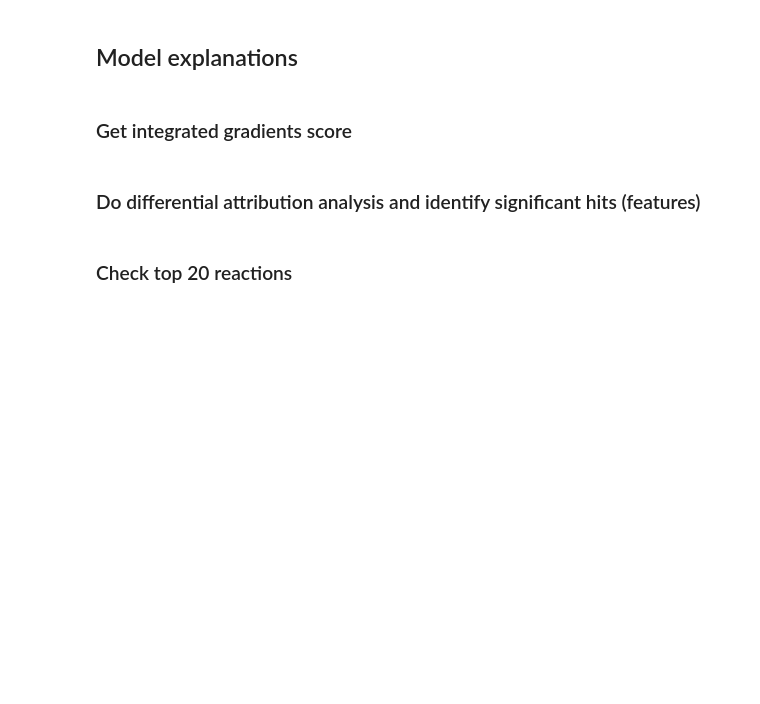
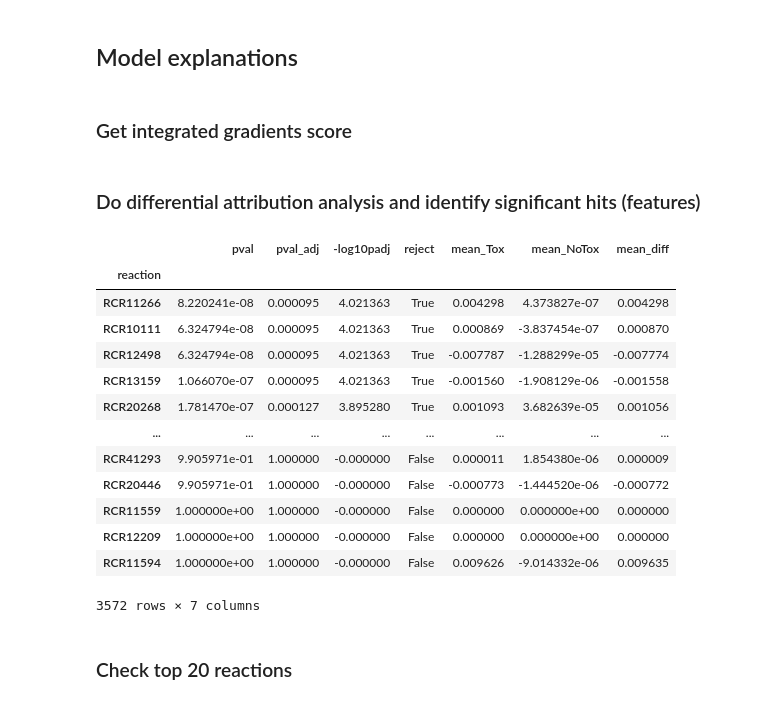
Before and after one commit to rohitkt10/cardioverse-minimal, a Jupyter notebook: notebooks/01_single_modality_reactions.ipynb, the cells around one changed output. Drawn from its saved outputs; the diff is of its cells as text; code cells hidden in the pictures; blank space fills up the shorter version.

```diff
--- a/notebooks/01_single_modality_reactions.ipynb
+++ b/notebooks/01_single_modality_reactions.ipynb
@@ -206,24 +207,41 @@ ig_notox = igdf.loc[correct_notox_samids]
 # %%
 # multiple hyopthesis testing for identifying important reactions
 pvals = []
 for reaction in ig_tox.columns:
     stat, p = mannwhitneyu(ig_tox[reaction], ig_notox[reaction], alternative='two-sided')
     pvals.append(p)
 reject, pvals_adj, _, _ = multipletests(pvals, method='fdr_bh')
 
 # Compile results
 infr_df = pd.DataFrame(
                         {
                         'reaction': ig_notox.columns,
                         'pval': pvals,
                         'pval_adj': pvals_adj,
                         '-log10padj':-np.log10(pvals_adj),
                         'reject': reject,
                         'mean_Tox': ig_tox.mean(),
                         'mean_NoTox': ig_notox.mean(),
                         'mean_diff': ig_tox.mean() - ig_notox.mean(),
                         }
-                    ).set_index('reactionreactions_meta_df = pd.read_csv("../data/metadata/reactions_metadata.csv")').sort_values('pval_adj')
+                    ).set_index('reaction').sort_values('pval_adj')
+#reactions_meta_df = pd.read_csv("../data/metadata/reactions_metadata.csv")
+infr_df
+# %% [output]
+|  | pval | pval_adj | -log10padj | reject | mean_Tox | mean_NoTox | mean_diff |
+| reaction |  |  |  |  |  |  |  |
+| RCR11266 | 8.220241e-08 | 0.000095 | 4.021363 | True | 0.004298 | 4.373827e-07 | 0.004298 |
+| RCR10111 | 6.324794e-08 | 0.000095 | 4.021363 | True | 0.000869 | -3.837454e-07 | 0.000870 |
+| RCR12498 | 6.324794e-08 | 0.000095 | 4.021363 | True | -0.007787 | -1.288299e-05 | -0.007774 |
+| RCR13159 | 1.066070e-07 | 0.000095 | 4.021363 | True | -0.001560 | -1.908129e-06 | -0.001558 |
+| RCR20268 | 1.781470e-07 | 0.000127 | 3.895280 | True | 0.001093 | 3.682639e-05 | 0.001056 |
+| ... | ... | ... | ... | ... | ... | ... | ... |
+| RCR41293 | 9.905971e-01 | 1.000000 | -0.000000 | False | 0.000011 | 1.854380e-06 | 0.000009 |
+| RCR20446 | 9.905971e-01 | 1.000000 | -0.000000 | False | -0.000773 | -1.444520e-06 | -0.000772 |
+| RCR11559 | 1.000000e+00 | 1.000000 | -0.000000 | False | 0.000000 | 0.000000e+00 | 0.000000 |
+| RCR12209 | 1.000000e+00 | 1.000000 | -0.000000 | False | 0.000000 | 0.000000e+00 | 0.000000 |
+| RCR11594 | 1.000000e+00 | 1.000000 | -0.000000 | False | 0.009626 | -9.014332e-06 | 0.009635 |
+3572 rows × 7 columns
 # %% [markdown]
 ### Check top 20 reactions
 # %%
```
Also changed, not shown: parts of 7 cells of this notebook, 6 other files.
